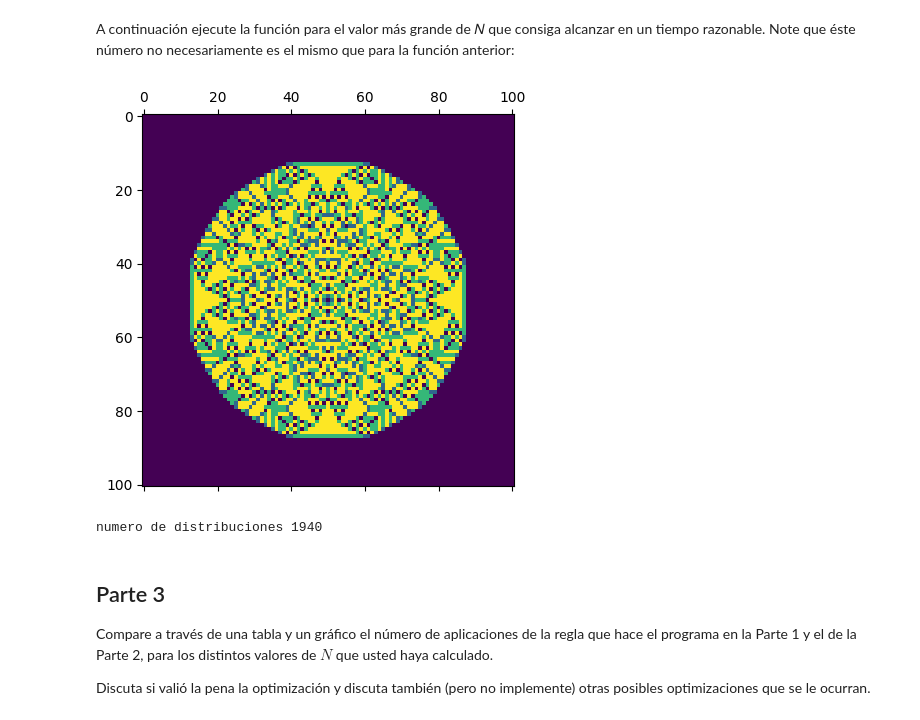
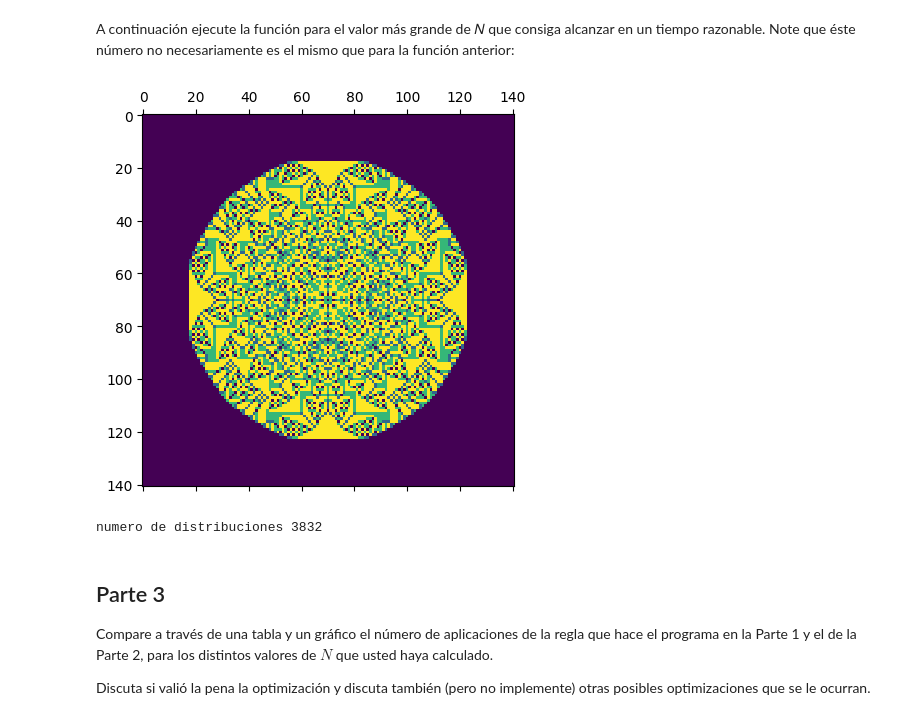
Before and after one commit to Morales-Andres/AED-Apuntes, a Jupyter notebook: Copia_de_CC3001_Otoño_2025_Tarea1.ipynb, the cells around one changed output. Drawn from its saved outputs; the diff is of its cells as text; code cells hidden in the pictures.

```diff
--- a/Copia_de_CC3001_Otoño_2025_Tarea1.ipynb
+++ b/Copia_de_CC3001_Otoño_2025_Tarea1.ipynb
@@ -146,10 +146,10 @@ numero de distribuciones 27
 # %% [markdown]
 A continuación ejecute la función para el valor más grande de  𝑁  que consiga alcanzar en un tiempo razonable. Note que éste número no necesariamente es el mismo que para la función anterior:
 # %%
-arena2(10000) # reemplace N por el valor máximo que alcanzó a procesar
+arena2(20000) # reemplace N por el valor máximo que alcanzó a procesar
 # %% [output]
-[figure, old version]
+[figure, new version]
-numero de distribuciones 1940
+numero de distribuciones 3832
 # %% [markdown]
 ## Parte 3
 Compare a través de una tabla y un gráfico el número de aplicaciones de la regla que hace el programa en la Parte 1 y el de la Parte 2, para los distintos valores de $N$ que usted haya calculado.
```
Also changed, not shown: parts of 7 cells of this notebook.
